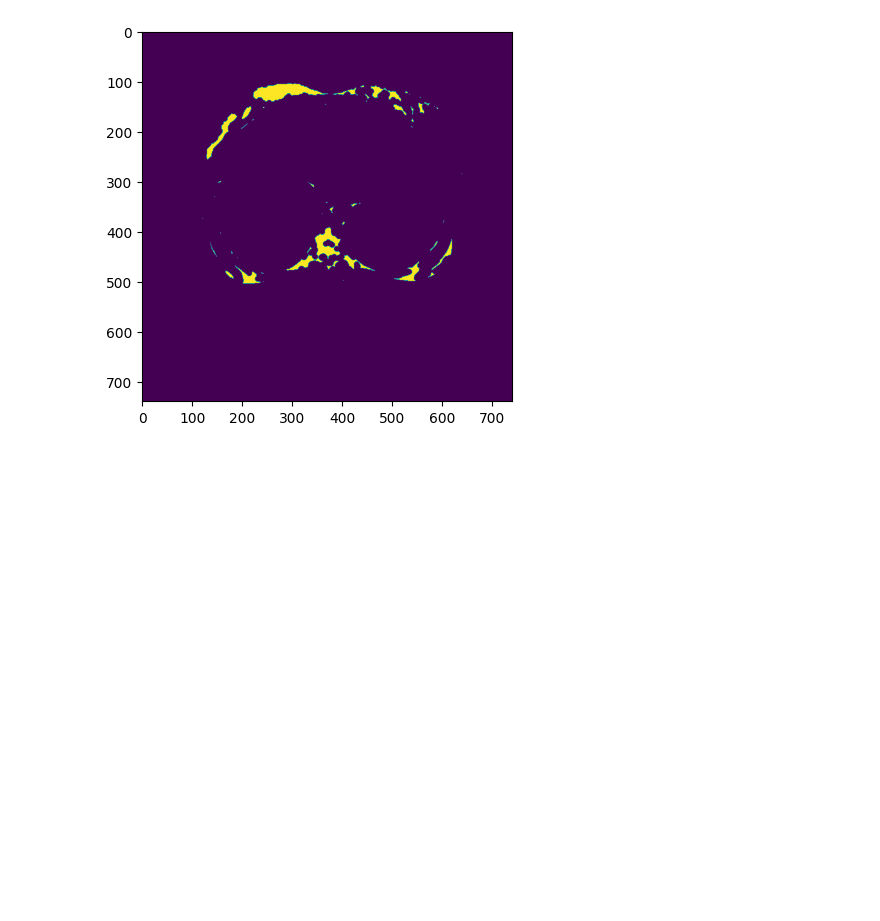
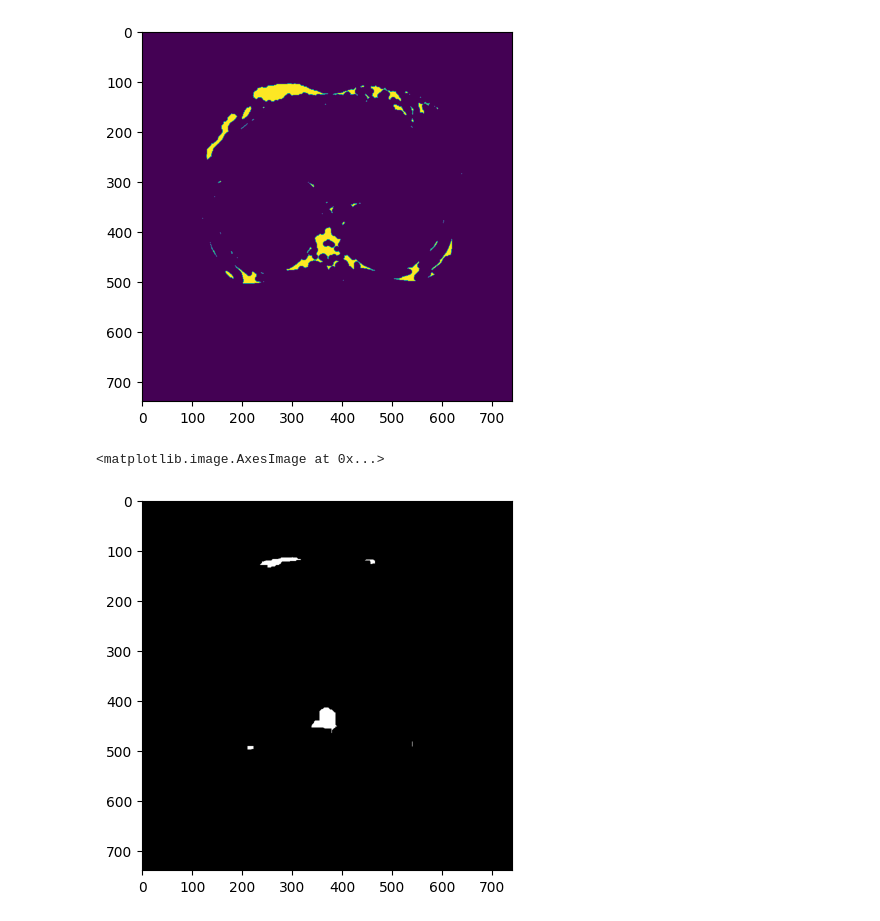
Before and after one commit to DannyStruijk/TeamChallenge, a Jupyter notebook: Prueba43.ipynb, the cells around one changed output. Cells and saved outputs as stored; diff of their text form; code cells hidden in the pictures; blank space fills up the shorter version.

```diff
--- a/Prueba43.ipynb
+++ b/Prueba43.ipynb
@@ -175,3 +175,25 @@ plt.imshow(imaefinalposta)
 plt.show()
 # %% [output]
 [figure]
+# %%
+import cv2
+# THRESHOLDING - Mask for the volume
+# Otsu thresholding
+
+#otsu thresholding
+# otsu_thres = filters
+
+# # Apply Otsu's thresholding
+# threshold_value = filters.threshold_otsu(edge_enhanced_image)
+# otsuthresholded_image = edge_enhanced_image >= threshold_value
+# otsuthresholded_image = np.uint8(otsuthresholded_image)
+
+kernel = np.ones((16, 16), np.uint8)  # Adjust the size of the kernel as needed
+otsuthresholded_image = cv2.morphologyEx(imaefinalposta, cv2.MORPH_CLOSE, kernel)
+kernel = np.ones((16, 16), np.uint8)  # Adjust the size of the kernel as needed
+otsuthresholded_image = cv2.morphologyEx(otsuthresholded_image, cv2.MORPH_ERODE, kernel)
+
+plt.imshow(otsuthresholded_image, cmap='gray')
+# %% [output]
+<matplotlib.image.AxesImage at 0x...>
+[figure, added]
```
Also changed, not shown: parts of 1 cell of this notebook.
